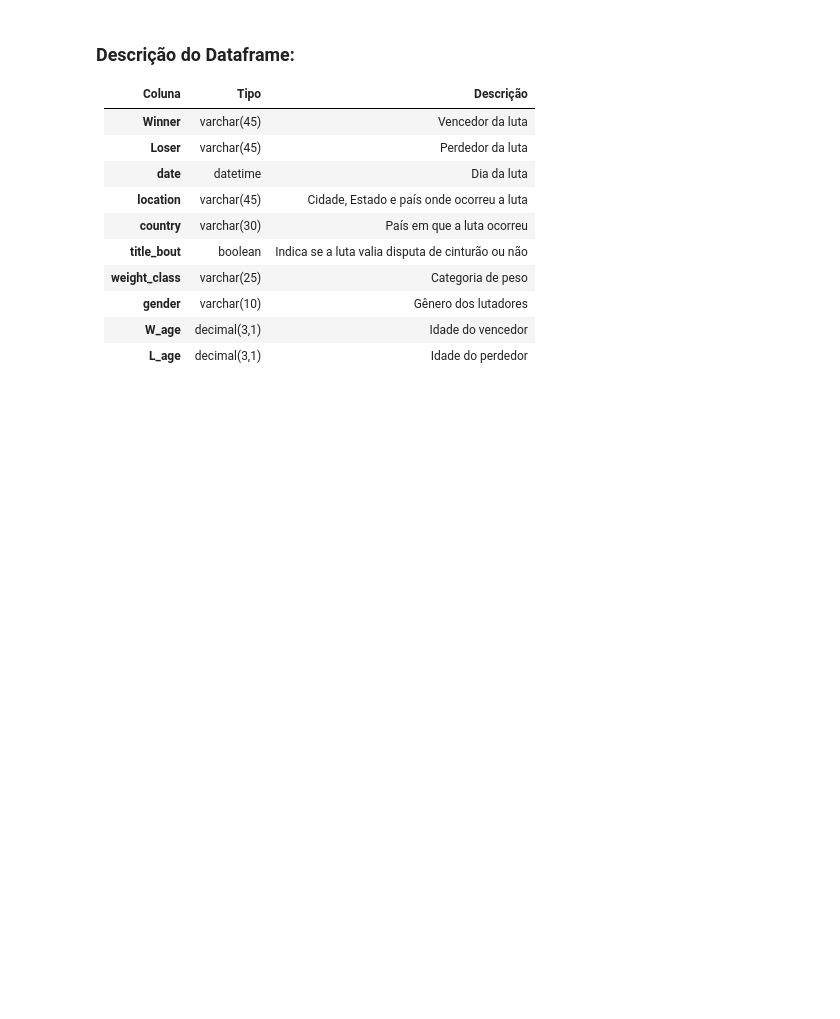
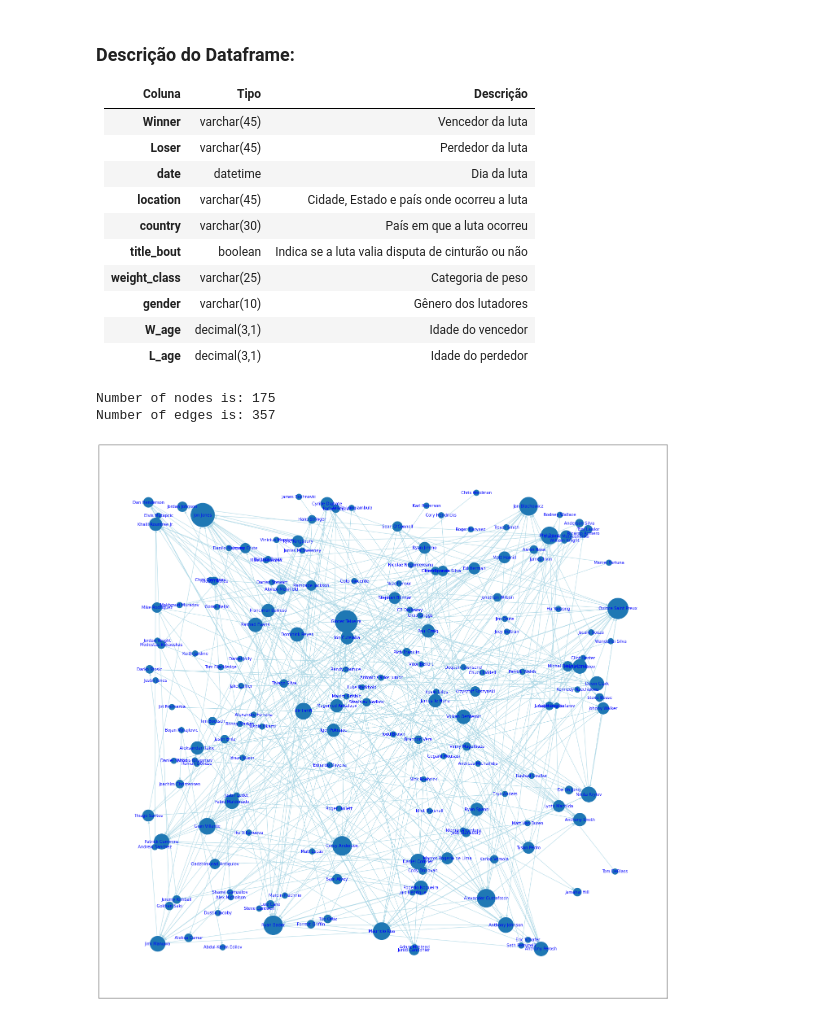
Before and after one commit to GermanoAndrade/BD-Final, a Jupyter notebook: trab_note_1.ipynb, the cells around one changed output. Cells and saved outputs as stored; diff of their text form; code cells hidden in the pictures; blank space fills up the shorter version.

```diff
--- a/trab_note_1.ipynb
+++ b/trab_note_1.ipynb
@@ -84,3 +116,50 @@ df.head(10)
 |**gender**|varchar(10)|  Gênero dos lutadores|
 |**W_age**|decimal(3,1)|  Idade do vencedor|
 |**L_age**|decimal(3,1)|  Idade do perdedor|
+# %%
+df = df[df['weight_class']=="Light Heavyweight"]
+G = nx.DiGraph()
+#add nodes
+for idx in df.index:
+    if df.loc[idx,'Winner'] not in G:
+        G.add_node(df.loc[idx,'Winner'],frequency=1)
+    else:
+        G.nodes[df.loc[idx,'Winner']]['frequency'] +=1
+
+    if df.loc[idx,'Loser'] not in G:
+        G.add_node(df.loc[idx,'Loser'],frequency=1)
+# %%
+for idx in df.index:
+    if not G.has_edge(df.loc[idx,'Loser'],df.loc[idx,'Winner']):
+        G.add_edge(df.loc[idx,'Loser'],df.loc[idx,'Winner'], frequency = 1)
+    else:
+        G.edges[df.loc[idx,'Loser'],df.loc[idx,'Winner']]['frequency'] += 1
+# %%
+#nx.draw_networkx(G)
+
+print('Number of nodes is: {}'.format(G.number_of_nodes()))
+print('Number of edges is: {}'.format(G.number_of_edges()))
+# %% [output]
+Number of nodes is: 175
+Number of edges is: 357
+# %%
+fig, ax = plt.subplots(figsize=(25,25))
+pos = nx.random_layout(G, seed=1)
+
+nx.draw_networkx(G,
+                node_size=[200*nx.get_node_attributes(G,'frequency')[g] for g in G.nodes()],
+                pos = pos,
+                width=list(nx.get_edge_attributes(G,'frequency').values()),
+                edge_cmap=None,
+                edge_vmin=None,
+                edge_vmax=None,
+                edge_color = "lightblue",
+                style='solid',
+                labels=None ,
+                font_size=10,
+                font_color='blue',
+                font_weight='normal',
+                font_family='sans-serif',
+                label='FGraph')
+# %% [output]
+[figure, added]
```
Also changed, not shown: parts of 2 cells of this notebook.
